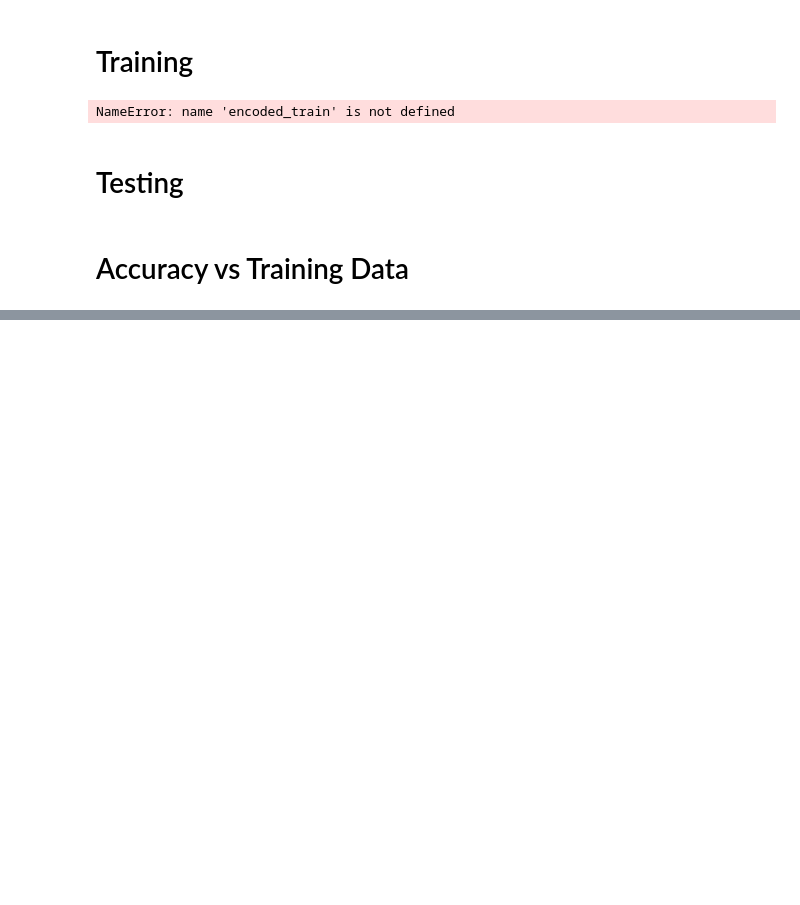
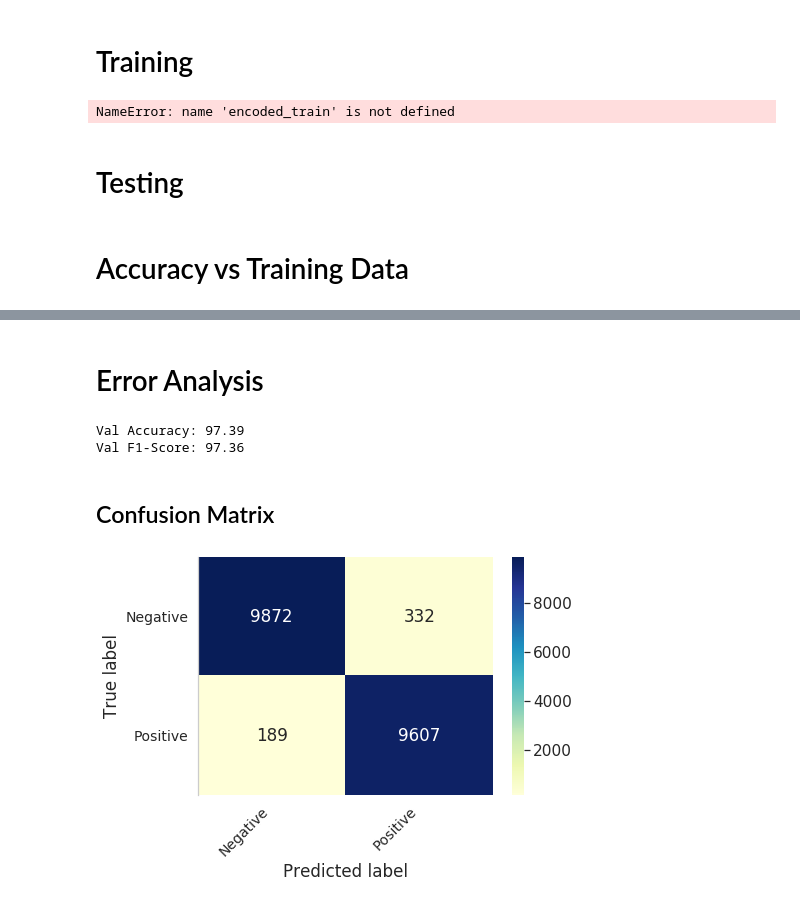
Before and after one commit to TheophileBlard/french-sentiment-analysis-with-bert, a Jupyter notebook: bert.ipynb, the cells around one changed output, grey strips where cells are left out. Cells and saved outputs as stored; diff of their text form; code cells hidden in the pictures; blank space fills up the shorter version.

```diff
--- a/bert.ipynb
+++ b/bert.ipynb
@@ -126,9 +129,7 @@ MAX_SEQ_LEN = 400 # in terms of generated tokens (not words)
 # %%
-
-
-encoded_train = encode_reviews(tokenizer, train_reviews, MAX_NB_TOKEN)
-encoded_valid = encode_reviews(tokenizer, val_reviews, MAX_NB_TOKEN)
-encoded_test = encode_reviews(tokenizer, test_reviews, MAX_NB_TOKEN)
+encoded_train = encode_reviews(tokenizer, train_reviews, MAX_SEQ_LEN)
+encoded_valid = encode_reviews(tokenizer, val_reviews, MAX_SEQ_LEN)
+encoded_test = encode_reviews(tokenizer, test_reviews, MAX_SEQ_LEN)
 # %% [markdown]
 ### Labels
 # %%
@@ -295,0 +314,36 @@ Test acc: 0.9502
+# %% [markdown]
+# Error Analysis
+# %%
+from sklearn import metrics
+
+model.load_weights('data/camembert_weights.hdf5')
+scores = model.predict(encoded_valid)
+y_pred = np.argmax(scores, axis=1)
+
+print("Val Accuracy: {:.2f}".format(100 * metrics.accuracy_score(y_val, y_pred)))
+print("Val F1-Score: {:.2f}".format(100 * metrics.f1_score(y_val, y_pred)))
+# %% [output]
+Val Accuracy: 97.39
+Val F1-Score: 97.36
+# %% [markdown]
+## Confusion Matrix
+# %%
+from utils import print_confusion_matrix
+from sklearn.metrics import confusion_matrix
+
+conf_mx = confusion_matrix(y_val, y_pred)
+
+fig = print_confusion_matrix(
+    conf_mx,
+    class_names.values(),
+    figsize=(7,5)
+)
+
+# Finalize the plot
+sns.despine(bottom=True)
+plt.tight_layout(h_pad=2)
+
+# Saving plot
+fig.savefig('img/bert/val_confusion_mx.png', dpi=200)
+# %% [output]
+[figure, added]
```
Also changed, not shown: parts of 24 cells of this notebook, 6 other files.
